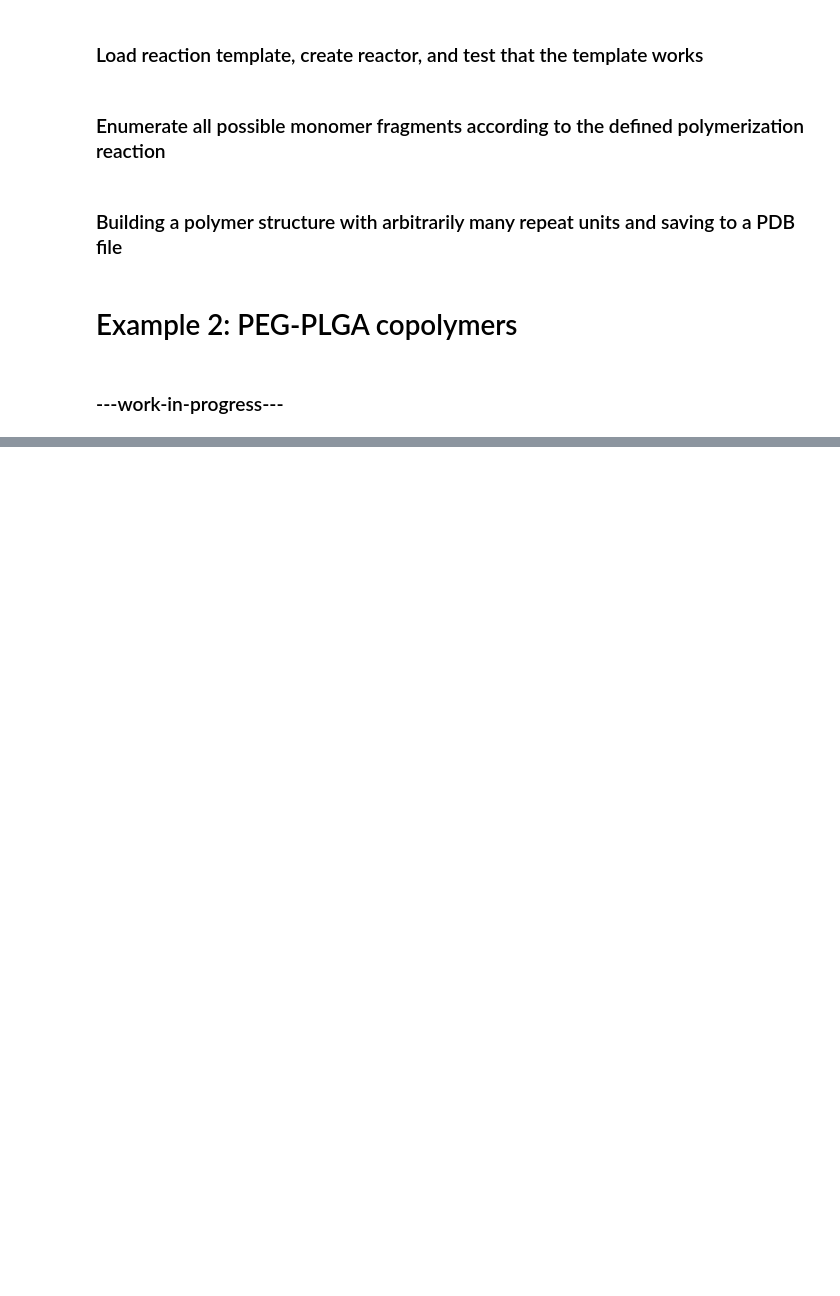
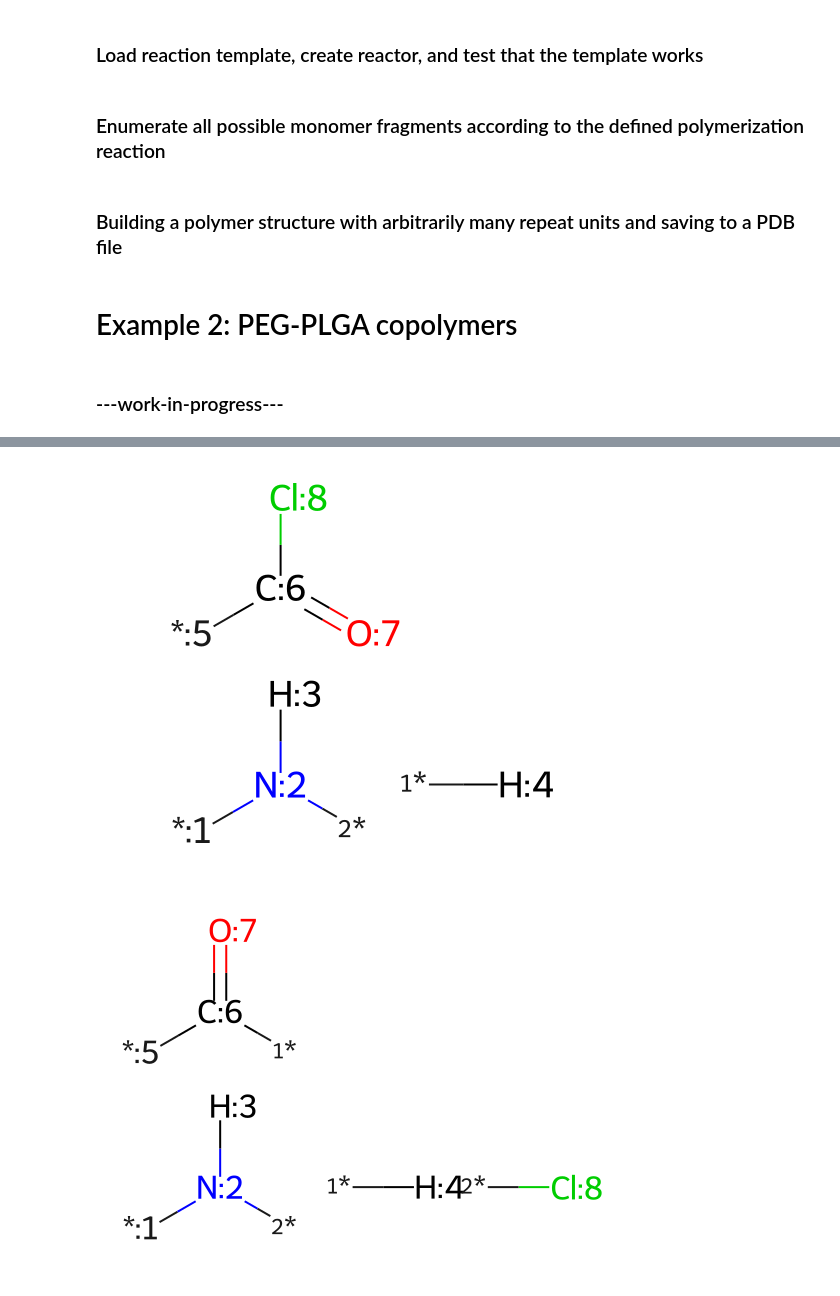
Before and after one commit to timbernat/polymerist_examples, a Jupyter notebook: rxn_template_demo.ipynb, the cells around one changed output, grey strips where cells are left out. Cells and saved outputs as stored; diff of their text form; code cells hidden in the pictures; blank space fills up the shorter version.

```diff
--- a/rxn_template_demo.ipynb
+++ b/rxn_template_demo.ipynb
@@ -218,0 +271,12 @@ mbmol_to_openmm_pdb(polymer_path, polymer)
+# %%
+assem.bond_derangement = {
+    4 : (2, 8), # H:4, which was connected to C:2, should reconnect to Cl:8
+    6 : (8, 2), # C:6, which was connected to Cl:8, should reconnect to C:2
+} # note that this forms a closed bond cycle, since atoms 2 and 8 each gain and lose 1 bond, respectively, amounting to no net valence change
+
+rxn = assem.assemble_rxn(show_steps=True)
+rxn_smarts = rxn.to_smarts()
+display(rxn)
+# %% [output]
+[figure, added]
+[figure, added]
```
Also changed, not shown: parts of 22 cells of this notebook.
